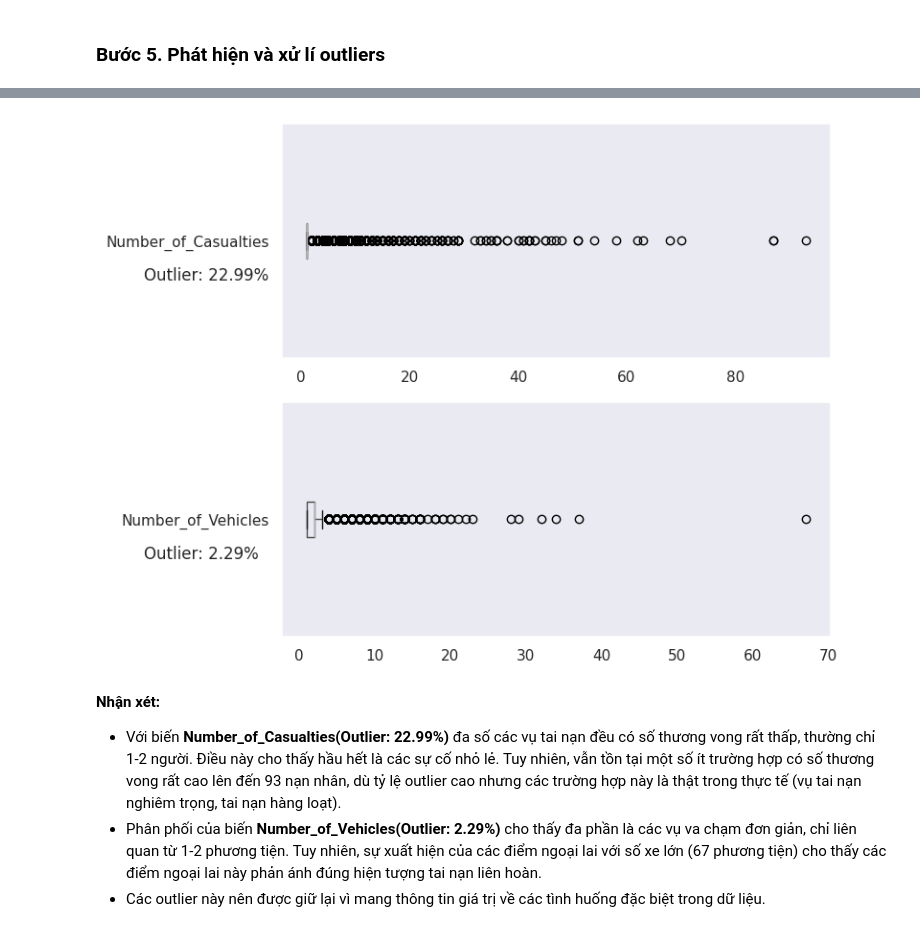
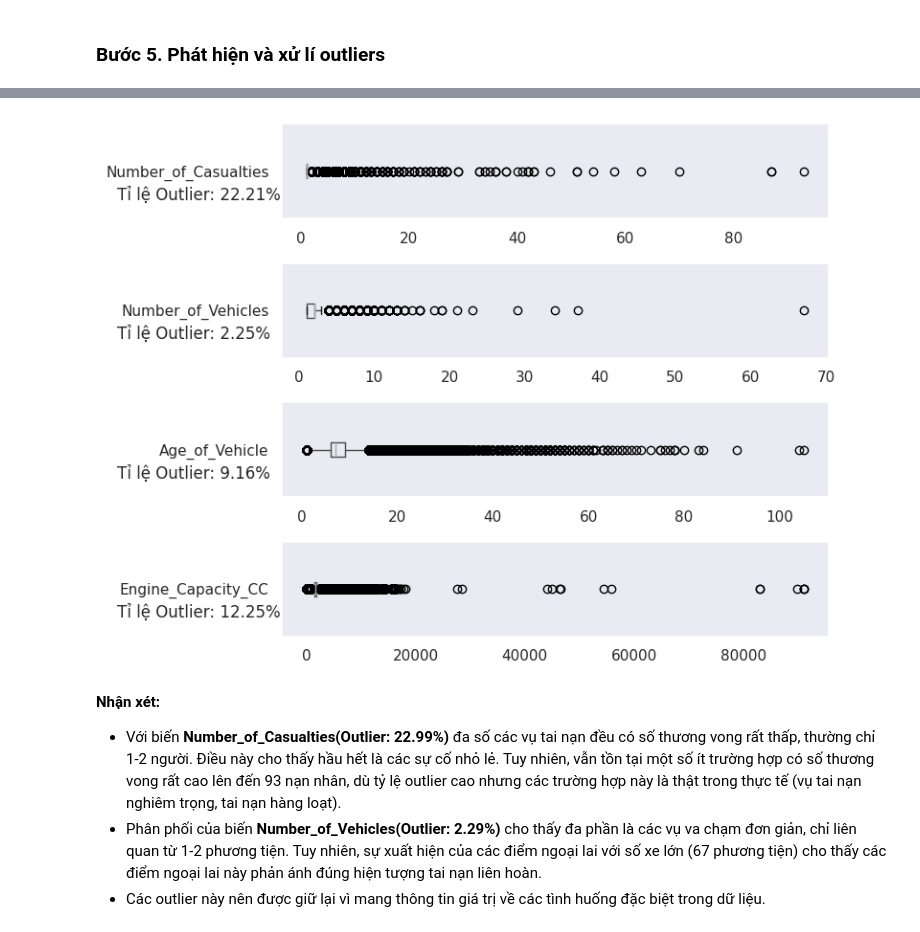
Before and after one commit to mihhwiNick/DA_project, a Jupyter notebook: UK_Road_Traffic_Accident_DA.ipynb, the cells around one changed output, grey strips where cells are left out. Saved outputs shown, nothing was run; the diff lists cells and outputs as text; code cells hidden in the pictures.

```diff
--- a/UK_Road_Traffic_Accident_DA.ipynb
+++ b/UK_Road_Traffic_Accident_DA.ipynb
@@ -454,7 +454,7 @@ vehicle_clean = Vehicle.copy()
 # %% [markdown]
 **- Bộ dữ liệu tai nạn giao thông được thu thập trong giai đoạn 2005–2017. Trong giai đoạn tiền xử lí dữ liệu, phạm vi phân tích được giới hạn từ năm 2010 đến 2017 nhằm đảm bảo tính nhất quán của dữ liệu, phản ánh bối cảnh giao thông gần hơn và giảm độ phức tạp trong phân tích. Dữ liệu giai đoạn trước năm 2010 vẫn được giữ trong tập dữ liệu gốc nhưng không được sử dụng trong phân tích chính.**
 # %%
-accidents_clean = accidents_clean[accidents_clean['Year'].between(2010, 2017)]
+accidents_clean1 = accidents_clean1[accidents_clean1['Year'].between(2010, 2017)]
 # %% [markdown]
 **- Sau khi giới hạn phạm vi phân tích của bộ dữ liệu từ 2005-2017 còn 2010-2017. Thực hiện lọc dữ liệu phương tiện (Vehicle) theo các vụ tai nạn còn lại (Accident) và chỉ giữ các phương tiện thực sự liên quan đến các vụ tai nạn trong phạm vi phân tích để tránh xử lý dư thừa.**
 # %%
@@ -563,7 +563,7 @@ Hoàn thành! Kết quả có 875297 dòng
 **- Bước tiếp theo, chúng ta sẽ gộp bảng Accident với bảng Vehicle đã tổng hợp để tạo dataset cuối cùng phục vụ cho phân tích khám phá dữ liệu (EDA) và xây dựng mô hình. Với Khóa chính để merge là Accident_Index, sử dụng phương pháp LEFT JOIN để đảm bảo giữ lại tất cả các vụ tai nạn trong accidents_clean kể cả những vụ không có thông tin phương tiện tương ứng.**
 # %%
 merged_data = pd.merge(
-    accidents_clean, # bảng tai nạn
+    accidents_clean1, # bảng tai nạn
     vehicle_agg,  # bảng vehicle đã aggregate
     on='Accident_Index',
     how='left'
@@ -626,12 +627,14 @@ display(missing_df)
 # %%
-# Thống kê chi tiết các cột có giá trị missing
-print("- Thống kê chi tiết giá trị missing theo cột:")
-missing_stats = merged_data.isnull().sum()
-missing_percent = (merged_data.isnull().sum() / len(merged_data)) * 100
-missing_df = pd.DataFrame({
-    'Số lượng missing': missing_stats,
-    'Tỷ lệ %': missing_percent
+# Xác định các biến phân loại
+categorical_cols = merged_data.select_dtypes(include=['object']).columns
+
+# Kiểm tra missing values cho biến phân loại
+categorical_missing = merged_data[categorical_cols].isnull().sum()
+categorical_missing_percent = (categorical_missing / len(merged_data)) * 100
+categorical_missing_df = pd.DataFrame({
+    'Số lượng missing': categorical_missing,
+    'Tỷ lệ %': categorical_missing_percent
 }).sort_values('Số lượng missing', ascending=False)
-missing_df = missing_df[missing_df['Số lượng missing'] > 0]
-display(missing_df)
+categorical_missing_df = categorical_missing_df[categorical_missing_df['Số lượng missing'] > 0]
+display(categorical_missing_df)
 # %% [output]
@@ -886,35 +845,35 @@ for col in categorical_cols:
 # %%
-num_cols = ['Number_of_Casualties', 'Number_of_Vehicles']
+num_cols = ['Number_of_Casualties', 'Number_of_Vehicles', 'Age_of_Vehicle', 'Engine_Capacity_CC']
 sns.set(style='darkgrid')
-fig, axes = plt.subplots(2, 1, figsize=(8, 6))
+fig, axes = plt.subplots(4, 1, figsize=(8, 6))
 
 for ax, col in zip(axes, num_cols):
     # Tính toán outlier cho từng biến
-    Q1 = accidents_clean[col].quantile(0.25)
-    Q3 = accidents_clean[col].quantile(0.75)
+    Q1 = merged_data[col].quantile(0.25)
+    Q3 = merged_data[col].quantile(0.75)
     IQR = Q3 - Q1
     lower_bound = Q1 - 1.5 * IQR
     upper_bound = Q3 + 1.5 * IQR
 
     # Đếm số lượng outlier
-    outlier_count = accidents_clean[
-        (accidents_clean[col] < lower_bound) |
-        (accidents_clean[col] > upper_bound)
+    outlier_count = merged_data[
+        (merged_data[col] < lower_bound) |
+        (merged_data[col] > upper_bound)
     ].shape[0]
 
-    total_count = accidents_clean.shape[0]
+    total_count = merged_data.shape[0]
     outlier_percentage = (outlier_count / total_count) * 100
 
     # Vẽ boxplot
-    bp = accidents_clean.boxplot(column=col, grid=False, vert=False, ax=ax)
-    ax.text(-0.25, 0.35, f'Outlier: {outlier_percentage:.2f}%',
+    bp = merged_data.boxplot(column=col, grid=False, vert=False, ax=ax)
+    ax.text(-0.35, 0.25, f'Tỉ lệ Outlier: {outlier_percentage:.2f}%',
             transform=ax.transAxes, fontsize=12,
             verticalalignment='center', horizontalalignment='left')
 
 plt.tight_layout()
 plt.show()
 # %% [output]
-[figure, old version]
+[figure, new version]
 # %% [markdown]
 **Nhận xét:**
 + Với biến **Number_of_Casualties(Outlier: 22.99%)** đa số các vụ tai nạn đều có số thương vong rất thấp, thường chỉ 1-2 người. Điều này cho thấy hầu hết là các sự cố nhỏ lẻ. Tuy nhiên, vẫn tồn tại một số ít trường hợp có số thương vong rất cao lên đến 93 nạn nhân, dù tỷ lệ outlier cao nhưng các trường hợp này là thật trong thực tế (vụ tai nạn nghiêm trọng, tai nạn hàng loạt).
```
Also changed, not shown: parts of 27 cells of this notebook.
